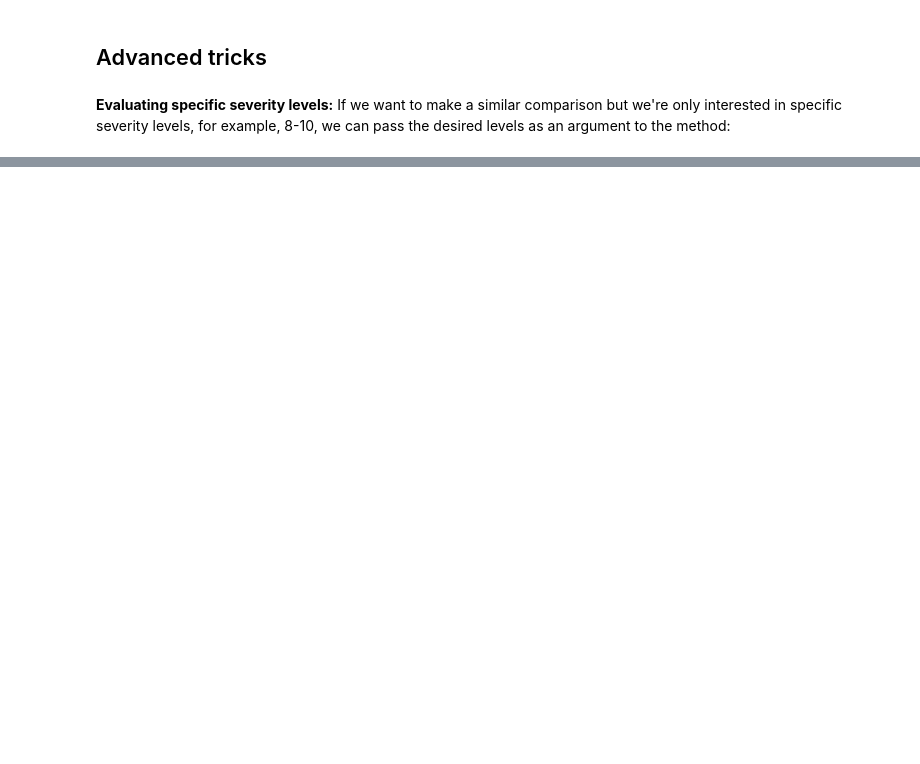
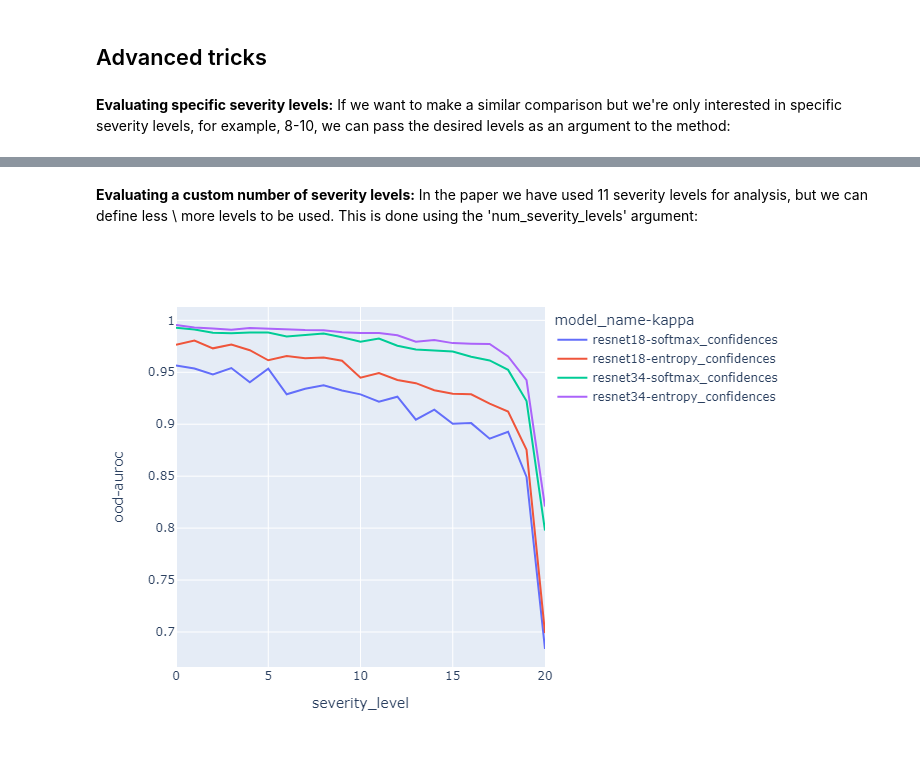
Before and after one commit to mdabbah/COOD_benchmarking, a Jupyter notebook: example.ipynb, the cells around one changed output, grey strips where cells are left out. Saved outputs shown, nothing was run; the diff lists cells and outputs as text; code cells hidden in the pictures; blank space fills up the shorter version.

```diff
--- a/example.ipynb
+++ b/example.ipynb
@@ -153,0 +141,13 @@ plotly.express.line(results, x='severity_level', y='AUROC', color='model_name-ka
+# %% [markdown]
+**Evaluating a custom number of severity levels:**
+In the paper we have used 11 severity levels for analysis, but we can define less \ more levels to be used. This is done using the 'num_severity_levels' argument:
+# %%
+results = benchmark_model_on_cood_with_severities(model=['resnet18', 'resnet34'],
+                                                    confidence_metric=['softmax', 'entropy'],
+                                                    cood_dataset_info=dummy_ood_dataset_info,
+                                                    id_dataset_info=dummy_id_dataset_info,
+                                                    num_severity_levels=21)
+fig = plotly.express.line(results, x='severity_level', y='ood-auroc', color='model_name-kappa')
+fig.show('png')
+# %% [output]
+[figure, added]
```
Also changed, not shown: parts of 16 cells of this notebook.
